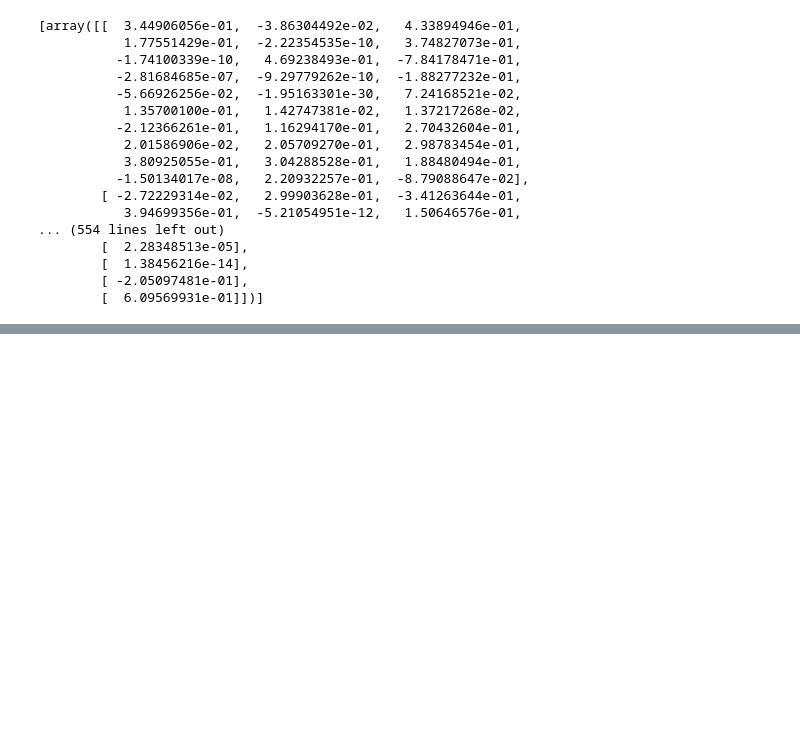
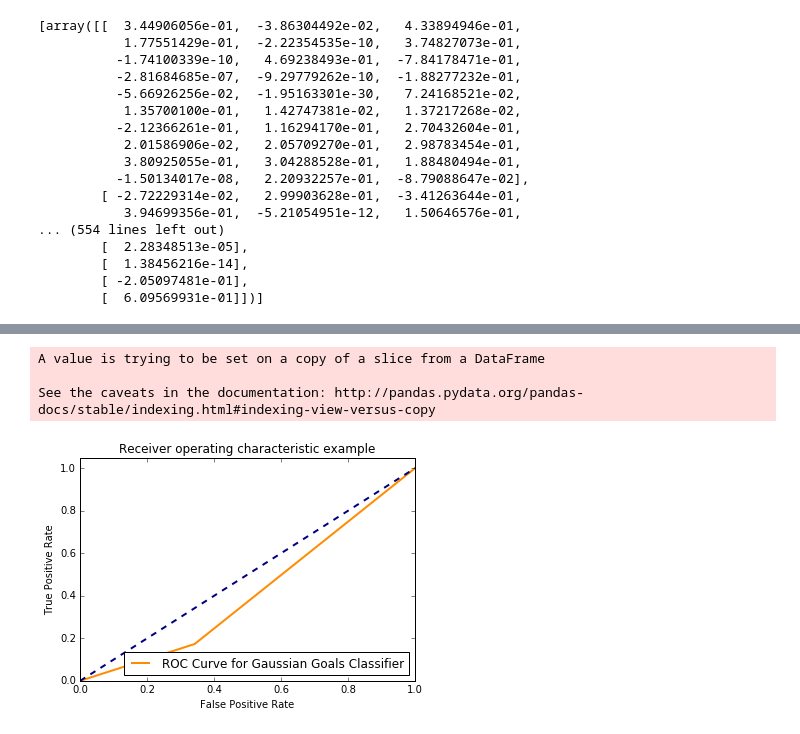
Before and after one commit to mmn599/hockey, a Jupyter notebook: Skater Classification.ipynb, the cells around one changed output, grey strips where cells are left out. Saved outputs shown, nothing was run; the diff lists cells and outputs as text; code cells hidden in the pictures; blank space fills up the shorter version.

```diff
--- a/Skater Classification.ipynb
+++ b/Skater Classification.ipynb
@@ -178,0 +265,26 @@ regr.coefs_
+# %%
+from sklearn.metrics import roc_curve, auc
+
+
+_, xm, ytrue = learning.prepare_base_data(base_dftest, "Goals")
+ytrue[ytrue > 0] = 1
+
+fpr, tpr, _ = roc_curve(ytrue, clfgoals.predict(xm))
+# %% [output]
+A value is trying to be set on a copy of a slice from a DataFrame
+
+See the caveats in the documentation: http://pandas.pydata.org/pandas-docs/stable/indexing.html#indexing-view-versus-copy
+# %%
+lw = 2
+plt.plot(fpr, tpr, color='darkorange',
+         lw=lw, label='ROC Curve for Gaussian Goals Classifier')
+plt.plot([0, 1], [0, 1], color='navy', lw=lw, linestyle='--')
+plt.xlim([0.0, 1.0])
+plt.ylim([0.0, 1.05])
+plt.xlabel('False Positive Rate')
+plt.ylabel('True Positive Rate')
+plt.title('Receiver operating characteristic example')
+plt.legend(loc="lower right")
+plt.show()
+# %% [output]
+[figure, added]
```
Also changed, not shown: parts of 5 cells of this notebook, 2 other files.
